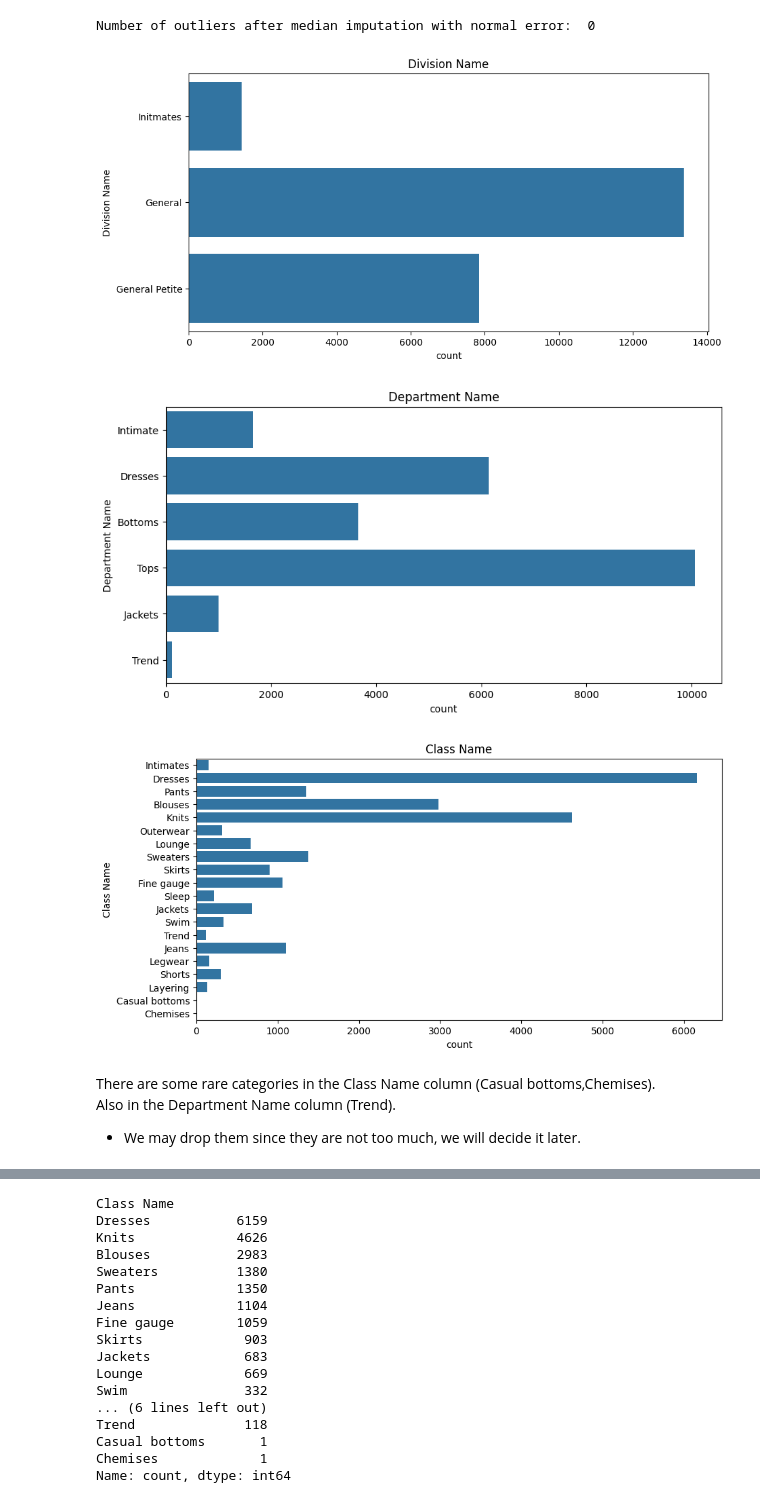
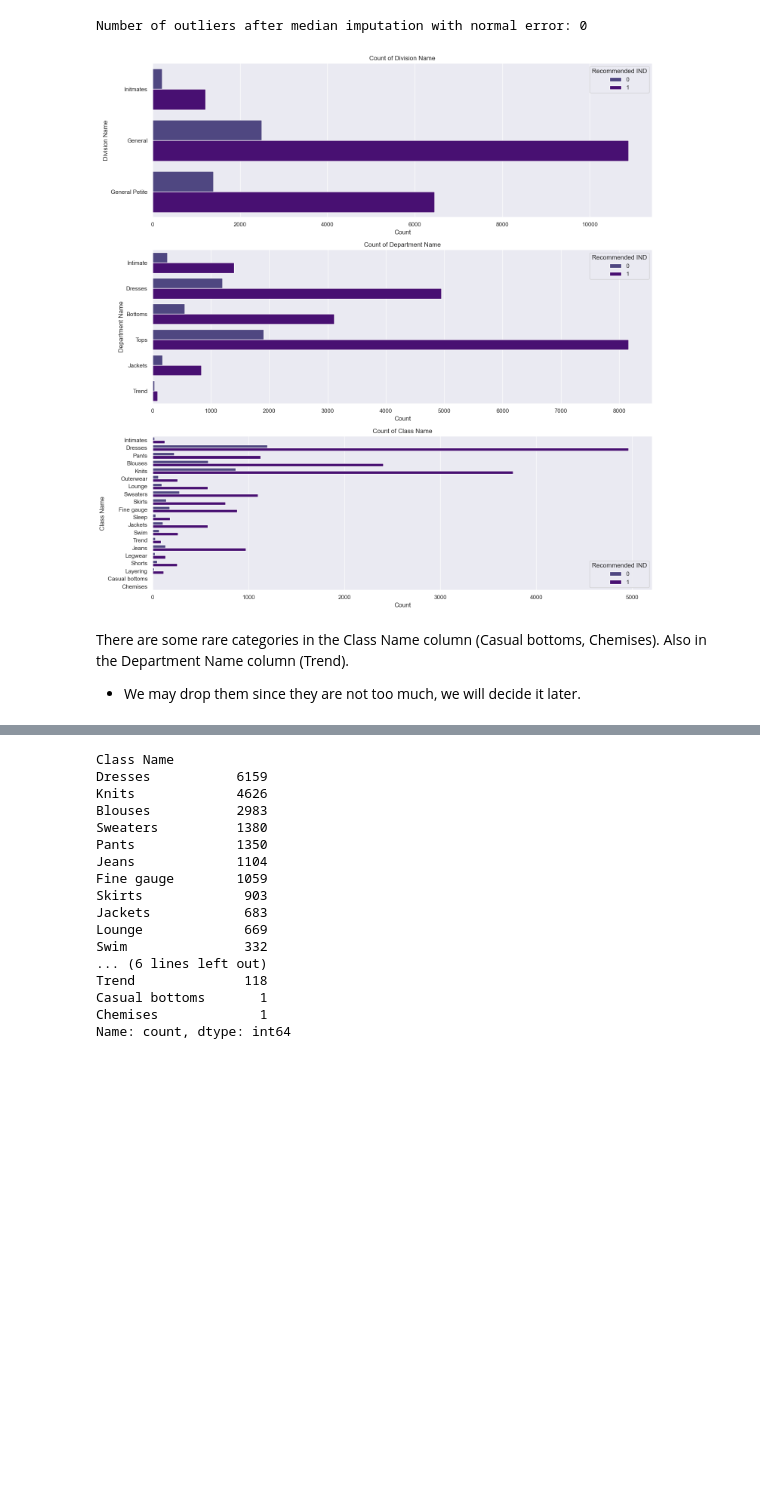
Before and after one commit to BoraDere/Women-s-E-Commerce-Clothing-Reviews, a Jupyter notebook: project.ipynb, the cells around one changed output, grey strips where cells are left out. Cells and saved outputs as stored; diff of their text form; code cells hidden in the pictures; blank space fills up the shorter version.

```diff
--- a/project.ipynb
+++ b/project.ipynb
@@ -241,22 +216,17 @@ Number of outliers after median imputation with normal error:  0
-# %%
-l_cat = []
-
-for i in df.columns:
-    if df[i].dtype == 'object':
-        if i != "Review":
-            l_cat.append(i)
-
-for i in l_cat:
-    plt.figure(figsize=(10,5))
-    sns.countplot(df[i])
-    plt.title(i)
-    plt.show()
-# %% [output]
-[figure, removed]
-[figure, removed]
-[figure, removed]
+# %%
+plt.figure(figsize=(15, 15))
+
+cat_cols = ['Division Name', 'Department Name', 'Class Name']
+
+for i, col in enumerate(cat_cols):
+    plt.subplot(3, 1, i+1)
+    sns.countplot(data=df, y=col, palette=['darkslateblue', 'indigo'], hue='Recommended IND')
+    plt.title(f'Count of {col}')
+    plt.xlabel('Count')
+
+plt.tight_layout()
+# %% [output]
+[figure, added]
 # %% [markdown]
- There are some rare categories in the Class Name column (Casual bottoms,Chemises).
-Also in the Department Name column (Trend).
-
-* We may drop them since they are not too much, we will decide it later.
+There are some rare categories in the Class Name column (Casual bottoms, Chemises). Also in the Department Name column (Trend).
+- We may drop them since they are not too much, we will decide it later.
```
Also changed, not shown: parts of 30 cells of this notebook.
